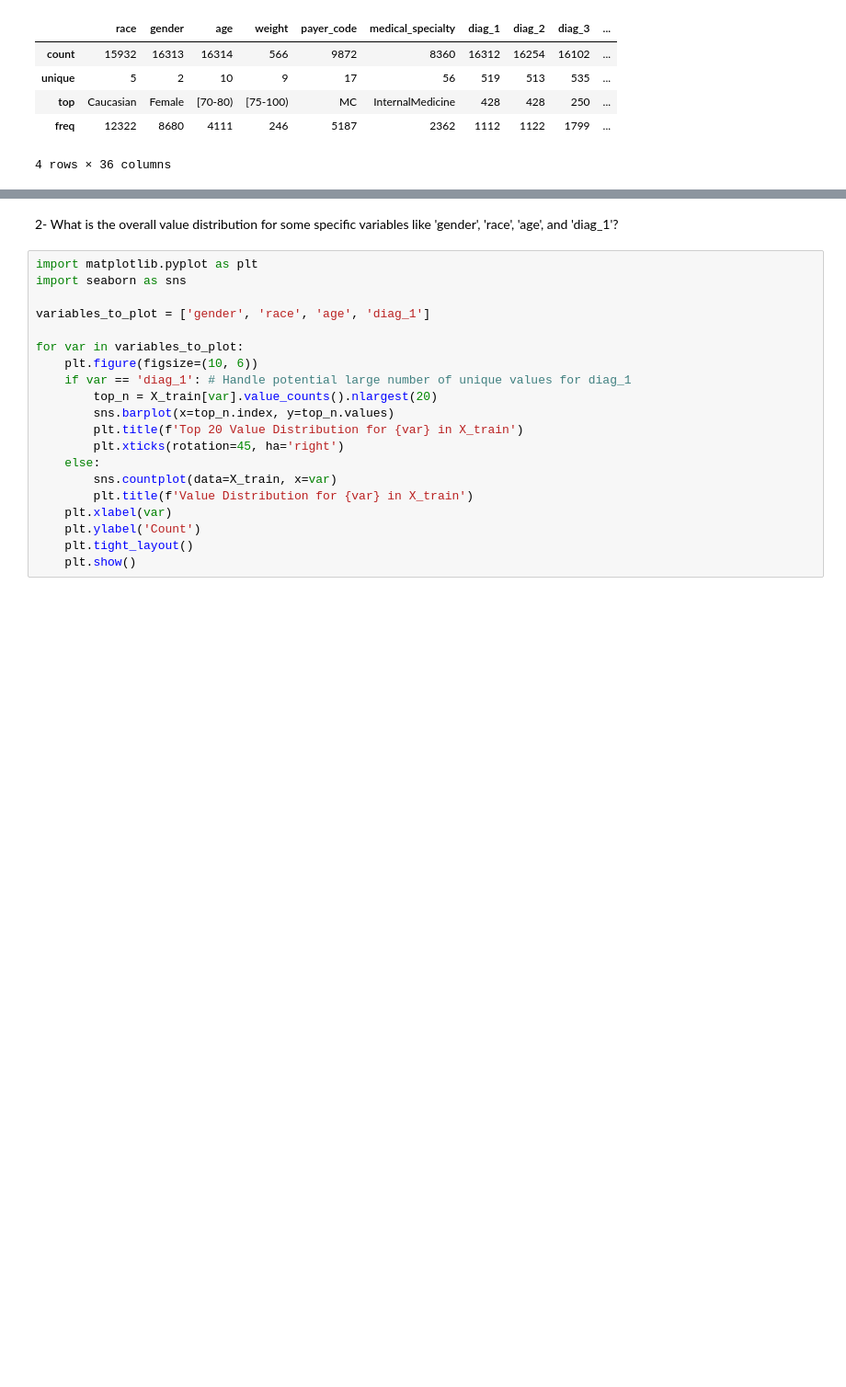
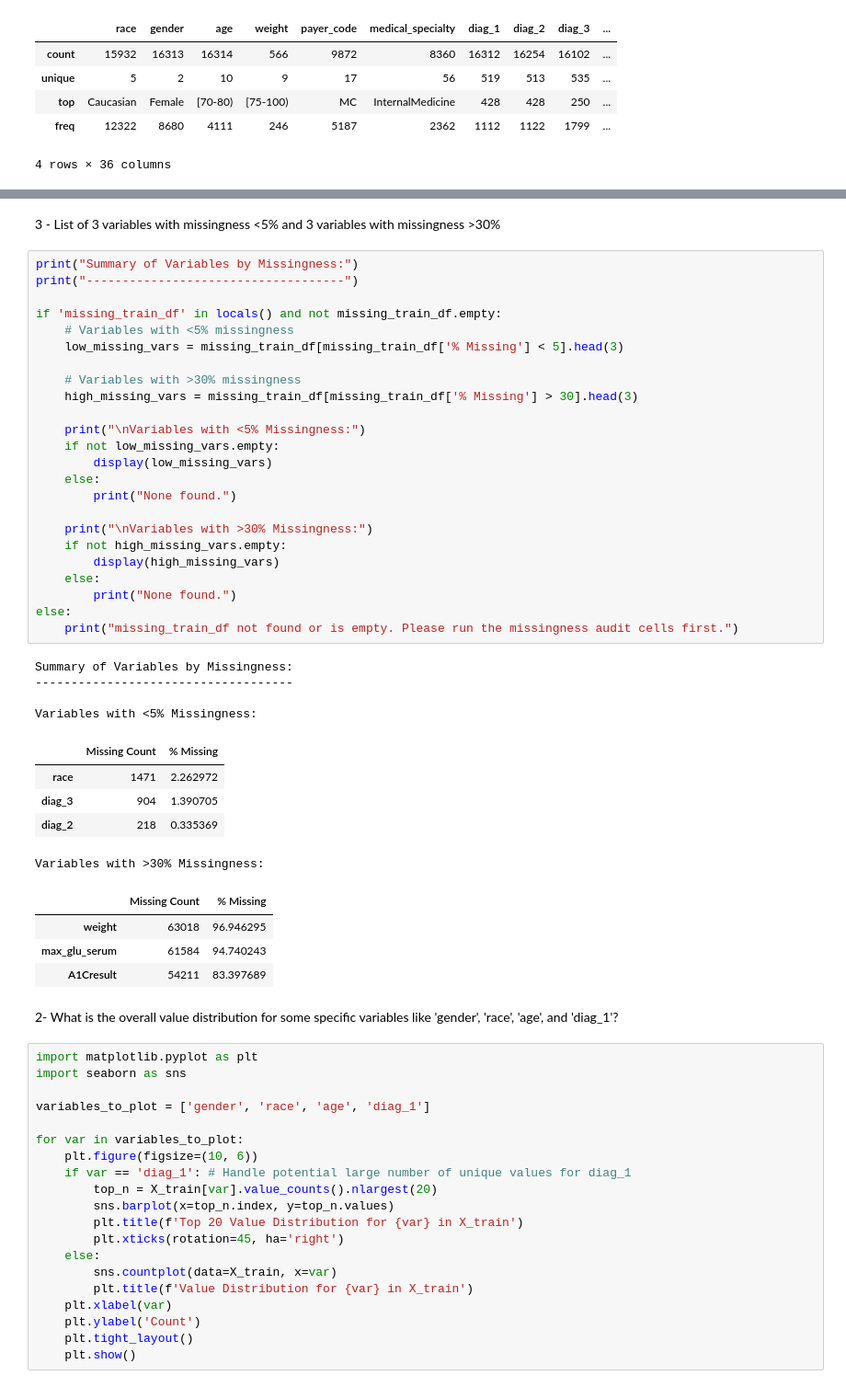
Before and after one commit to joezein71/AIHC-5010-Winter-2026, a Jupyter notebook: 20260122_Assignment1_Colab_Workflow_Zein.ipynb, the cells around one changed output, grey strips where cells are left out. Shown at 92% size. Cells and saved outputs as stored; diff of their text form; blank space fills up the shorter version.

```diff
--- a/20260122_Assignment1_Colab_Workflow_Zein.ipynb
+++ b/20260122_Assignment1_Colab_Workflow_Zein.ipynb
@@ -337,3 +390,43 @@ dtype: int64
+# %% [markdown]
+3 - List of 3 variables with missingness <5% and 3 variables with missingness >30%
+# %%
+print("Summary of Variables by Missingness:")
+print("------------------------------------")
+
+if 'missing_train_df' in locals() and not missing_train_df.empty:
+    # Variables with <5% missingness
+    low_missing_vars = missing_train_df[missing_train_df['% Missing'] < 5].head(3)
+
+    # Variables with >30% missingness
+    high_missing_vars = missing_train_df[missing_train_df['% Missing'] > 30].head(3)
+
+    print("\nVariables with <5% Missingness:")
+    if not low_missing_vars.empty:
+        display(low_missing_vars)
+    else:
+        print("None found.")
+
+    print("\nVariables with >30% Missingness:")
+    if not high_missing_vars.empty:
+        display(high_missing_vars)
+    else:
+        print("None found.")
+else:
+    print("missing_train_df not found or is empty. Please run the missingness audit cells first.")
+# %% [output]
+Summary of Variables by Missingness:
+------------------------------------
+
+Variables with <5% Missingness:
+|  | Missing Count | % Missing |
+| race | 1471 | 2.262972 |
+| diag_3 | 904 | 1.390705 |
+| diag_2 | 218 | 0.335369 |
+Variables with >30% Missingness:
+|  | Missing Count | % Missing |
+| weight | 63018 | 96.946295 |
+| max_glu_serum | 61584 | 94.740243 |
+| A1Cresult | 54211 | 83.397689 |
 # %% [markdown]
 2- What is the overall value distribution for some specific variables like 'gender', 'race', 'age', and 'diag_1'?
 # %%
```
Also changed, not shown: parts of 10 cells of this notebook.
